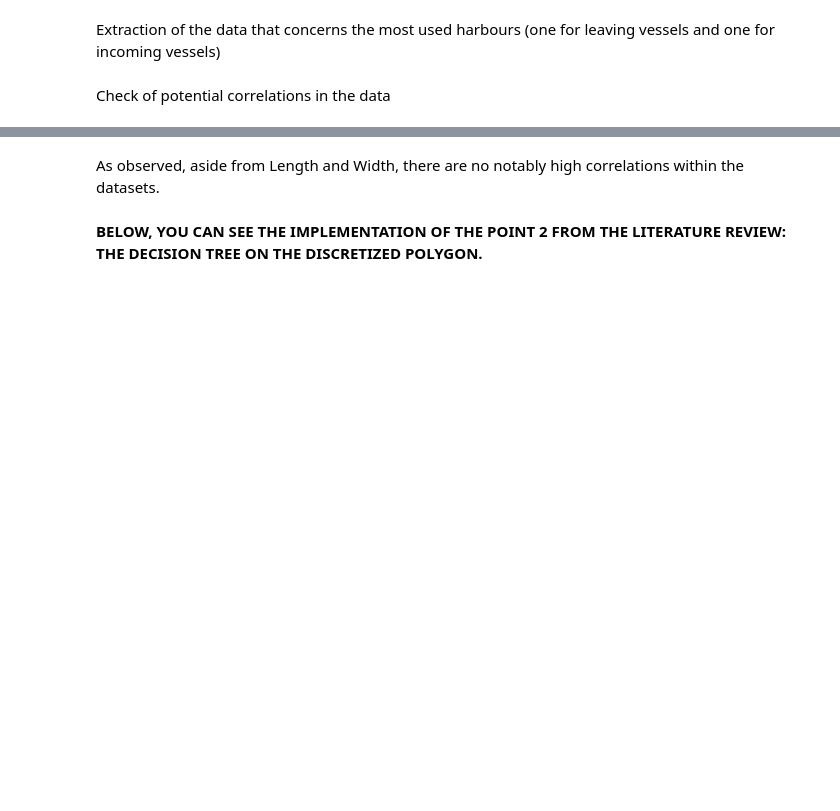
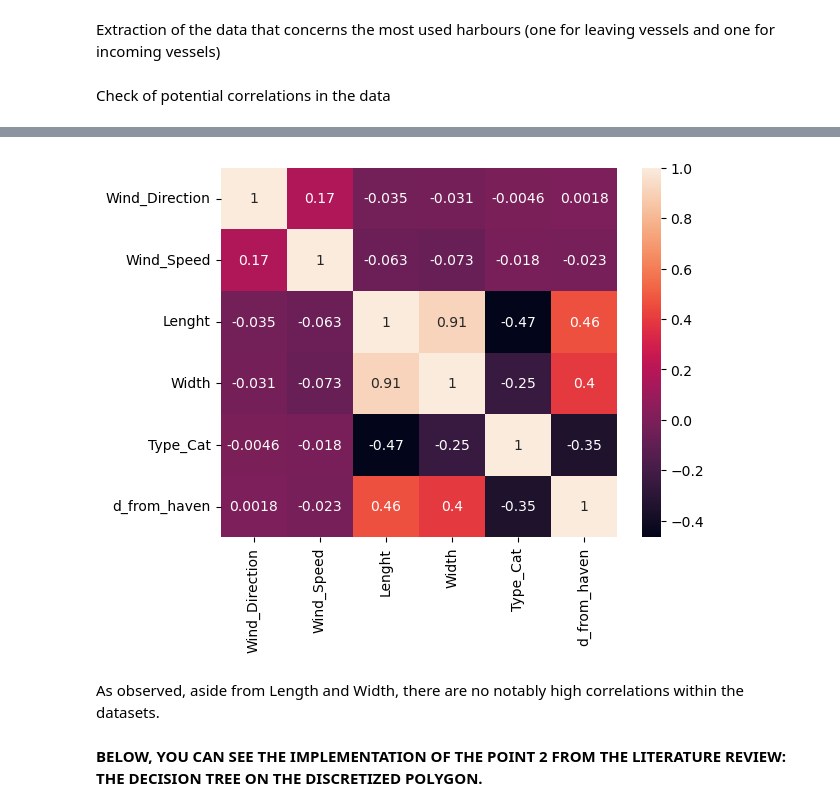
Before and after one commit to allanguzmanf/CIEM6302, a Jupyter notebook: Predictions.ipynb, the cells around one changed output, grey strips where cells are left out. Saved outputs shown, nothing was run; the diff lists cells and outputs as text; code cells hidden in the pictures; blank space fills up the shorter version.

```diff
--- a/Predictions.ipynb
+++ b/Predictions.ipynb
@@ -114,7 +114,0 @@ Encoding of the data that are not numerical
-# %%
-# Assuming 'column_name' is the name of the column containing strings in your DataFrame
-label_encoder = LabelEncoder()
-leaving_weather_size_draught['Wind_Direction'] = label_encoder.fit_transform(leaving_weather_size_draught['Wind_Direction_Cat2'])
-leaving_weather_size_draught['Wind_Speed'] = label_encoder.fit_transform(leaving_weather_size_draught['Wind_Speed'])
-leaving_weather_size_draught['Type'] = label_encoder.fit_transform(leaving_weather_size_draught['Type'])
-#leaving_weather_size_draught['from_haven'] = label_encoder.fit_transform(leaving_weather_size_draught['from_haven'])
@@ -189,7 +146,10 @@ Check of potential correlations in the data
 # %%
-# corr_matrix_leaving = leaving_weather_size_draught[columns_leaving].corr()
-# sn.heatmap(corr_matrix_leaving, annot=True)
-# plt.show()
+corr_matrix_leaving = leaving_weather_size_draught[columns_leaving_trajectories]
+corr_matrix_leaving = corr_matrix_leaving.drop(columns = 'from_haven').corr()
+sn.heatmap(corr_matrix_leaving, annot=True)
+plt.show()
+# %% [output]
+[figure, added]
 # %% [markdown]
 As observed, aside from Length and Width, there are no notably high correlations within the datasets.
 # %% [markdown]
```
Also changed, not shown: parts of 26 cells of this notebook, 9 other files.
